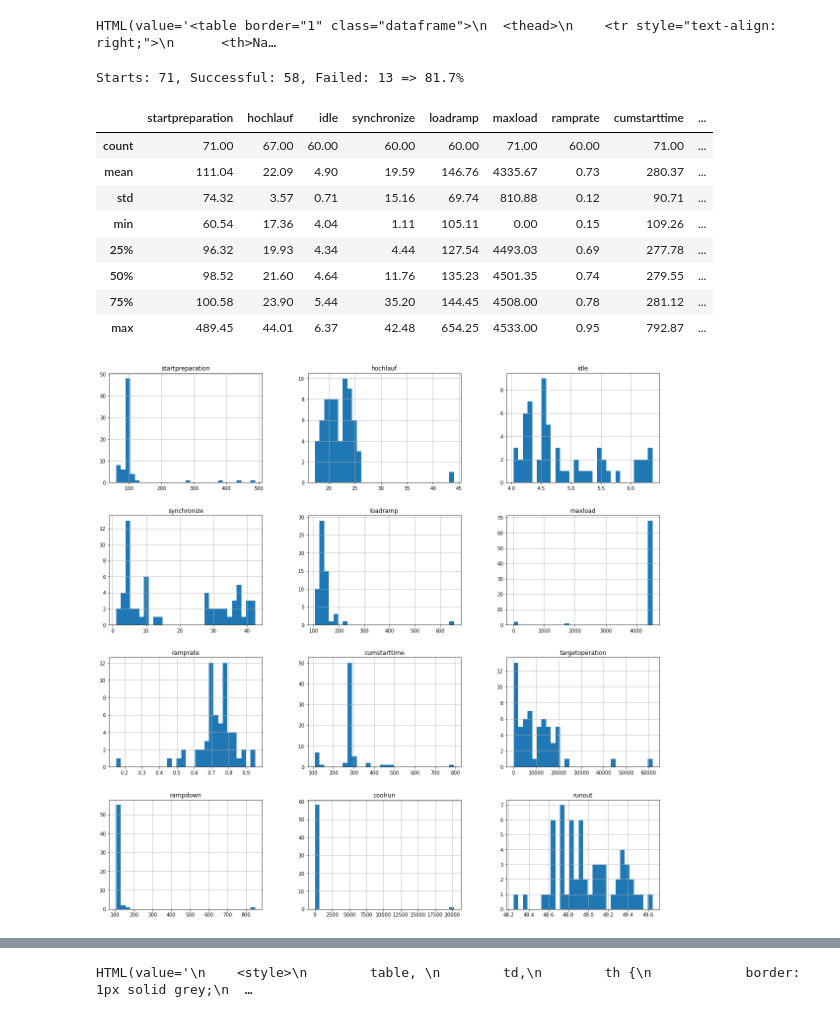
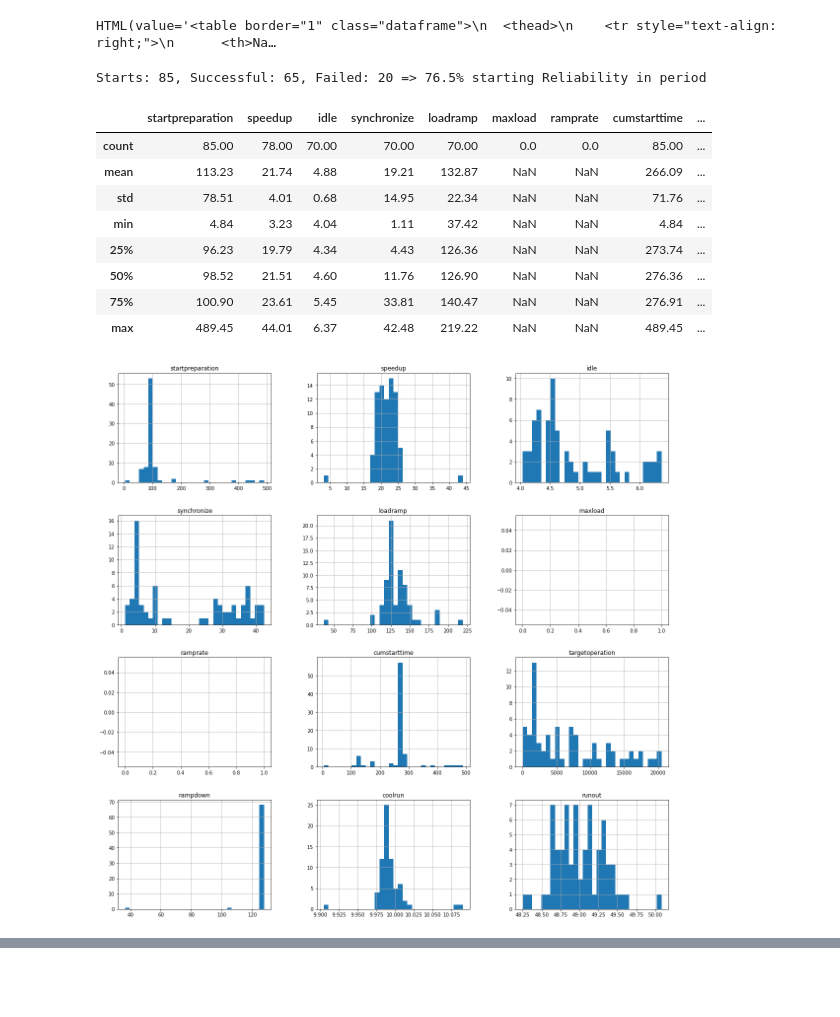
Before and after one commit to dieterch/statemachine, a Jupyter notebook: voila.ipynb, the cells around one changed output, grey strips where cells are left out. Drawn from its saved outputs; the diff is of its cells as text; code cells hidden in the pictures; blank space fills up the shorter version.

```diff
--- a/voila.ipynb
+++ b/voila.ipynb
@@ -40,13 +40,13 @@ fsm.result;
 # %%
-rdf = fsm.result
+rdf = fsm.starts
 rda = rdf[:].reset_index(drop='index')
 rda = rda[(rda['mode'].isin(modes) & rda['success'].isin(success))].reset_index(drop='index')
 display(HTML(pd.DataFrame.from_dict(e.dash, orient='index').T.to_html(escape=False, index=False)))
 #rda[filterFSM.run2filter_content].round(2)
-print(f"Starts: {rdf.shape[0]}, Successful: {rdf[rdf['success'] == True].shape[0]}, Failed: {rdf[rdf['success'] == False].shape[0]} => {rdf[rdf['success'] == True].shape[0]/rdf.shape[0]*100.0:3.1f}%")
+print(f"Starts: {rdf.shape[0]}, Successful: {rdf[rdf['success'] == True].shape[0]}, Failed: {rdf[rdf['success'] == False].shape[0]} => {rdf[rdf['success'] == True].shape[0]/rdf.shape[0]*100.0:3.1f}% starting Reliability in period")
 # %% [output]
 HTML(value='<table border="1" class="dataframe">\n  <thead>\n    <tr style="text-align: right;">\n      <th>Na…
-Starts: 71, Successful: 58, Failed: 13 => 81.7%
+Starts: 85, Successful: 65, Failed: 20 => 76.5% starting Reliability in period
 # %%
 rda[filterFSM.run2filter_content];
 # %%
@@ -54,28 +54,28 @@ rda[filterFSM.run2filter_content];
 # %aimport -pandas, -numpy
 # %autoreload 2
 # Execute FSM Run 2
-rda = fsm.run2(rda)
-fsm.store()
+#rda = fsm.run2(rda)
+#fsm.store()
 # %%
 #rdb = rda[(rda['mode'].isin(['AUTO','MANUAL'])) & ((rda['count_alarms'] > 0) | (rda['count_warnings'] > 0))]
 #rdb = rda[rda['synchronize'] < 15.0]
 rdb = rda
 #rdb[filterFSM.run2filter_content].sort_values(by=["synchronize","loadramp"], ascending=[True,True]).round(2)
 # %%
-vec = ['startpreparation','hochlauf','idle','synchronize','loadramp','maxload','ramprate','cumstarttime','targetoperation','rampdown','coolrun','runout']
+vec = ['startpreparation','speedup','idle','synchronize','loadramp','maxload','ramprate','cumstarttime','targetoperation','rampdown','coolrun','runout']
 display(_=rdb[vec].hist(bins=30,figsize=(20,20)))
 display(rdb[vec].describe().round(2));
 # %% [output]
-|  | startpreparation | hochlauf | idle | synchronize | loadramp | maxload | ramprate | cumstarttime | ... |
-| count | 71.00 | 67.00 | 60.00 | 60.00 | 60.00 | 71.00 | 60.00 | 71.00 | ... |
-| mean | 111.04 | 22.09 | 4.90 | 19.59 | 146.76 | 4335.67 | 0.73 | 280.37 | ... |
-| std | 74.32 | 3.57 | 0.71 | 15.16 | 69.74 | 810.88 | 0.12 | 90.71 | ... |
-| min | 60.54 | 17.36 | 4.04 | 1.11 | 105.11 | 0.00 | 0.15 | 109.26 | ... |
-| 25% | 96.32 | 19.93 | 4.34 | 4.44 | 127.54 | 4493.03 | 0.69 | 277.78 | ... |
-| 50% | 98.52 | 21.60 | 4.64 | 11.76 | 135.23 | 4501.35 | 0.74 | 279.55 | ... |
-| 75% | 100.58 | 23.90 | 5.44 | 35.20 | 144.45 | 4508.00 | 0.78 | 281.12 | ... |
-| max | 489.45 | 44.01 | 6.37 | 42.48 | 654.25 | 4533.00 | 0.95 | 792.87 | ... |
+|  | startpreparation | speedup | idle | synchronize | loadramp | maxload | ramprate | cumstarttime | ... |
+| count | 85.00 | 78.00 | 70.00 | 70.00 | 70.00 | 0.0 | 0.0 | 85.00 | ... |
+| mean | 113.23 | 21.74 | 4.88 | 19.21 | 132.87 | NaN | NaN | 266.09 | ... |
+| std | 78.51 | 4.01 | 0.68 | 14.95 | 22.34 | NaN | NaN | 71.76 | ... |
+| min | 4.84 | 3.23 | 4.04 | 1.11 | 37.42 | NaN | NaN | 4.84 | ... |
+| 25% | 96.23 | 19.79 | 4.34 | 4.43 | 126.36 | NaN | NaN | 273.74 | ... |
+| 50% | 98.52 | 21.51 | 4.60 | 11.76 | 126.90 | NaN | NaN | 276.36 | ... |
+| 75% | 100.90 | 23.61 | 5.45 | 33.81 | 140.47 | NaN | NaN | 276.91 | ... |
+| max | 489.45 | 44.01 | 6.37 | 42.48 | 219.22 | NaN | NaN | 489.45 | ... |
-[figure, old version]
+[figure, new version]
 # %%
 rde = rda[(rda.starttime > fsm._e['Commissioning Date']) & (rda['success'])].copy()
 rde['datetime'] = pd.to_datetime(rde['starttime'])
@@ -157,7 +143,3 @@ s = '''
-# %%
-display(HTML(s + rdb[filterFSM.run2filter_content].sort_values(by=["synchronize","loadramp"], ascending=[True,True]).round(2).to_html(escape=False, index=False, na_rep='', decimal='.')))
-# %% [output]
-HTML(value='\n    <style>\n        table, \n        td,\n        th {\n            border: 1px solid grey;\n  …
 # %%
 def f(x=0):
     global v; v = x;
```
Also changed, not shown: parts of 16 cells of this notebook, 1 other file.
